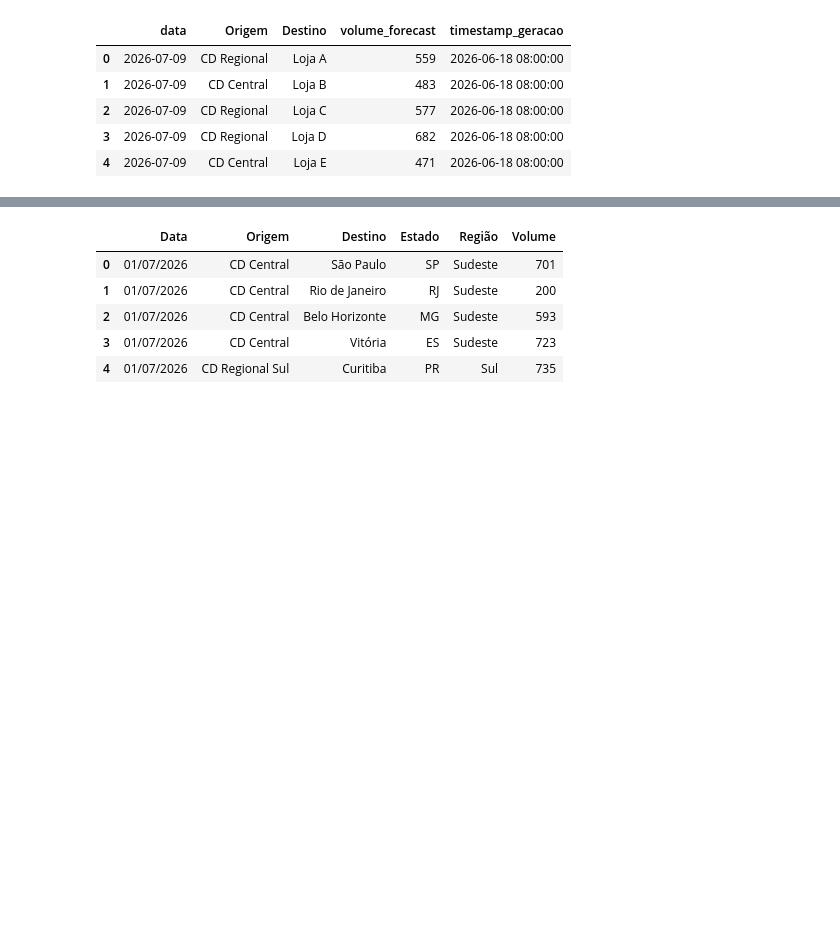
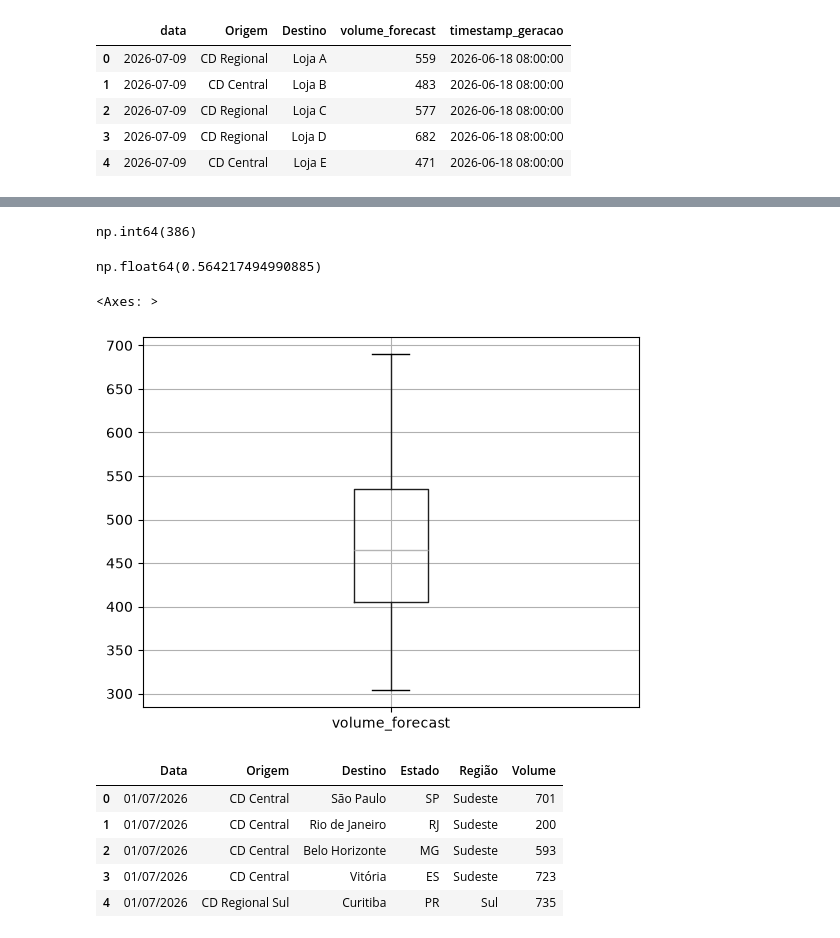
Before and after one commit to DevCodebi/analise-de-forecast, a Jupyter notebook: notebooks/01_exploracao.ipynb, the cells around one changed output, grey strips where cells are left out. Drawn from its saved outputs; the diff is of its cells as text; code cells hidden in the pictures; blank space fills up the shorter version.

```diff
--- a/notebooks/01_exploracao.ipynb
+++ b/notebooks/01_exploracao.ipynb
@@ -29,3 +42,19 @@ df.head()
+# %%
+min_forecast = df['volume_forecast'].min()
+max_forecast = df['volume_forecast'].max()
+amplitude_forecast = max_forecast - min_forecast
+amplitude_forecast
+# %% [output]
+np.int64(386)
+# %%
+df['volume_forecast'].skew()
+# %% [output]
+np.float64(0.564217494990885)
+# %%
+df.boxplot(column='volume_forecast')
+# %% [output]
+<Axes: >
+[figure, added]
 # %%
 df_2 = carregar_dados_preparados_2()
 df_2.head()
```
Also changed, not shown: parts of 1 cell of this notebook.
